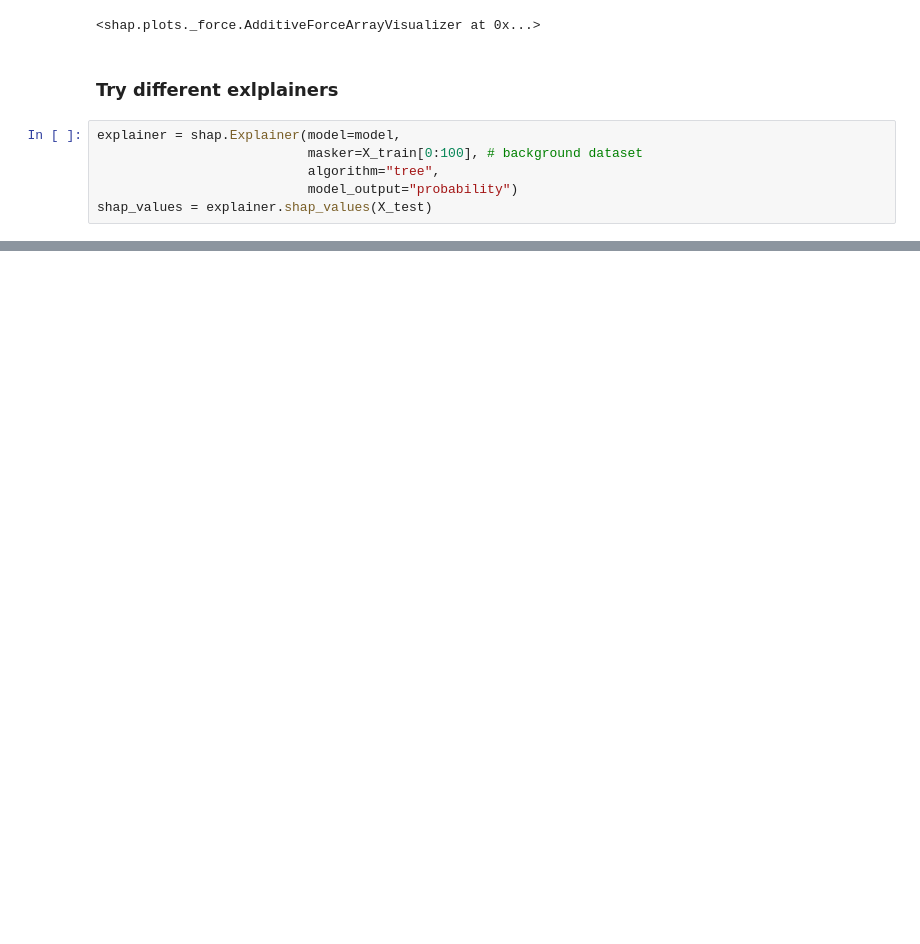
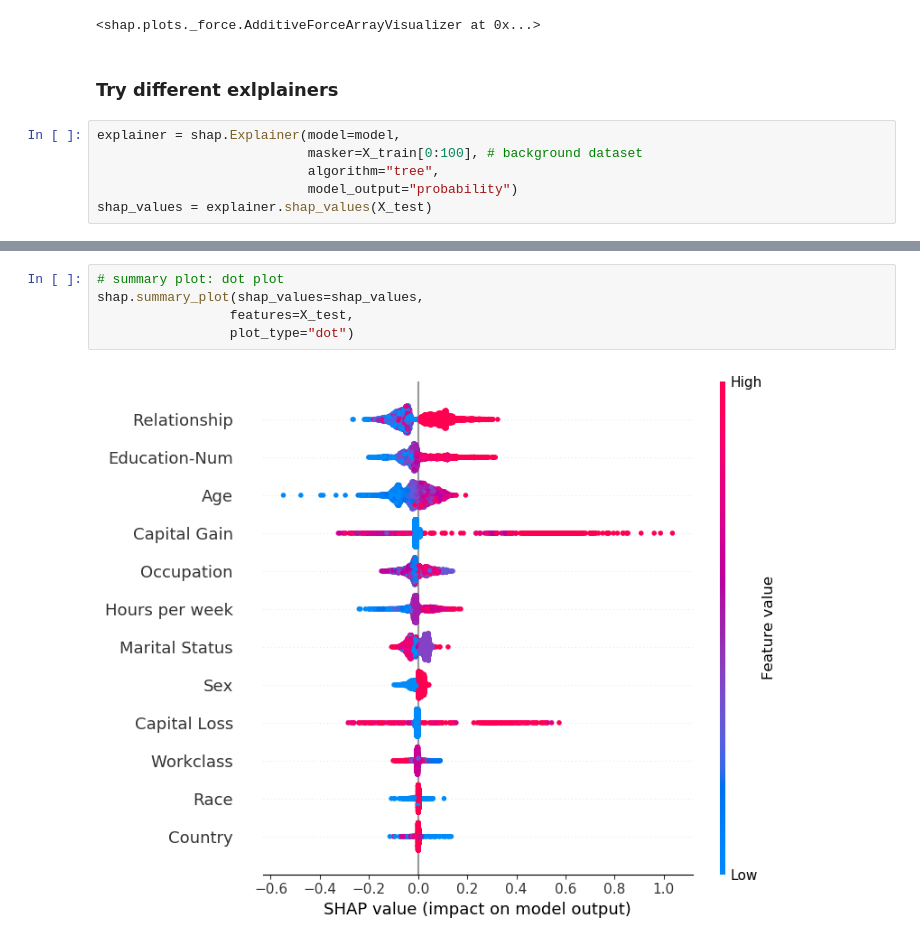
Before and after one commit to Sebastian1981/AWS_Sagemaker_Clarify_4Responsible_AI, a Jupyter notebook: experiment/00_model_explainibility.ipynb, the cells around one changed output, grey strips where cells are left out. Drawn from its saved outputs; the diff is of its cells as text; blank space fills up the shorter version.

```diff
--- a/experiment/00_model_explainibility.ipynb
+++ b/experiment/00_model_explainibility.ipynb
@@ -213,0 +257,7 @@ shap.force_plot(explainer.expected_value,
+# %%
+# summary plot: dot plot
+shap.summary_plot(shap_values=shap_values,
+                 features=X_test,
+                 plot_type="dot")
+# %% [output]
+[figure, added]
```
Also changed, not shown: parts of 21 cells of this notebook.
